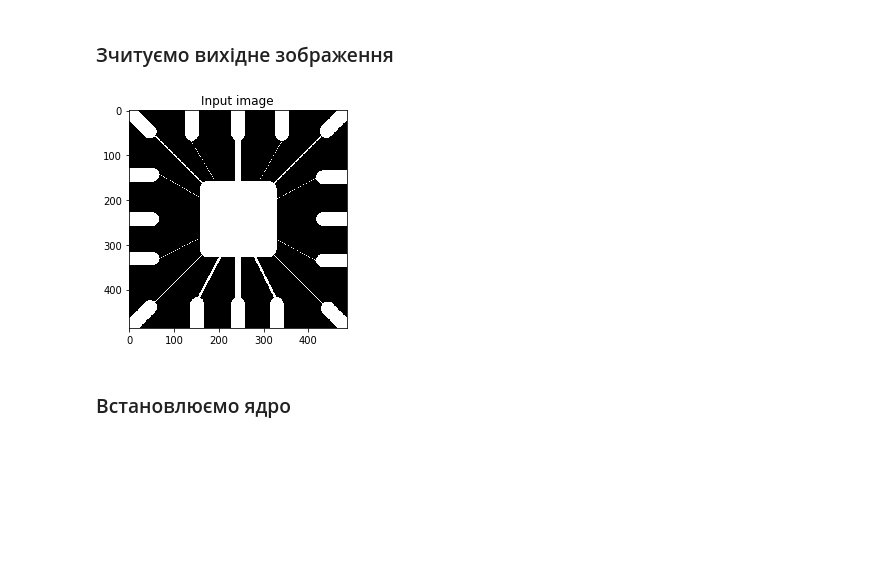
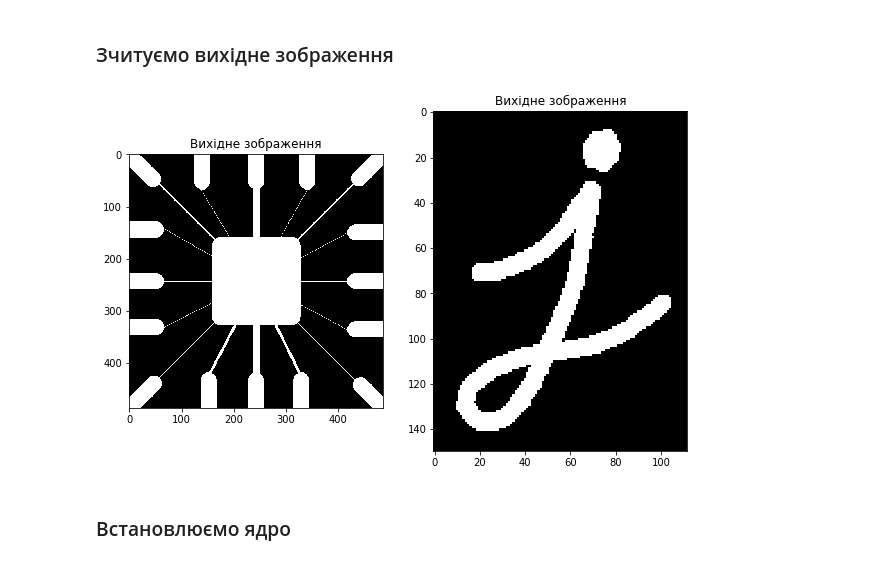
Before and after one commit to lavolpenoire/DIP, a Jupyter notebook: Lab5.ipynb, the cells around one changed output. Cells and saved outputs as stored; diff of their text form; code cells hidden in the pictures; blank space fills up the shorter version.

Commit message:
Lab5: Image updated

```diff
--- a/Lab5.ipynb
+++ b/Lab5.ipynb
@@ -18,11 +18,16 @@ import matplotlib.pyplot as plt
 # %% [markdown]
 ### Зчитуємо вихідне зображення
 # %%
-img = cv2.imread("./examples/Fig0905a.tif")
+img_ref = cv2.imread("./examples/Fig0905a.tif")
+img = cv2.imread("./examples/j.png")
-# %%
-plt.imshow(img); plt.title('Input image'); plt.show();
-# %% [output]
-[figure, removed]
+# %%
+plt.figure(figsize=(10,10))
+plt.subplot(121);plt.imshow(img_ref); plt.title('Вихідне зображення');
+plt.subplot(122);plt.imshow(img); plt.title('Вихідне зображення');
+
+plt.show();
+# %% [output]
+[figure, added]
 # %% [markdown]
 ### Встановлюємо ядро
 # %%
```
Also changed, not shown: parts of 37 cells of this notebook.
